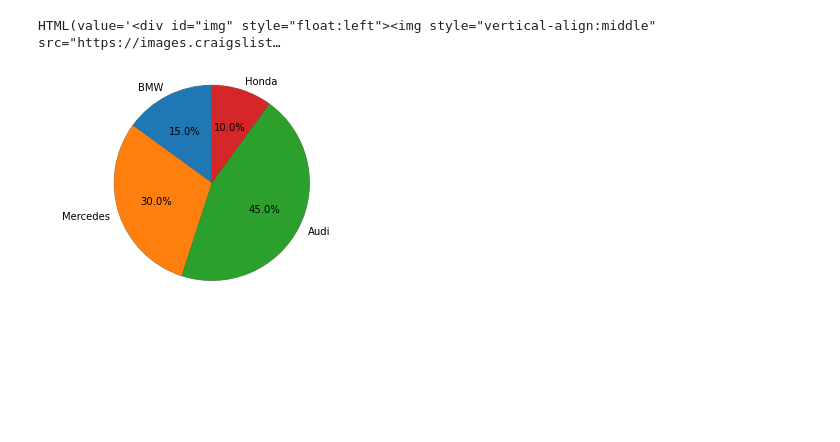
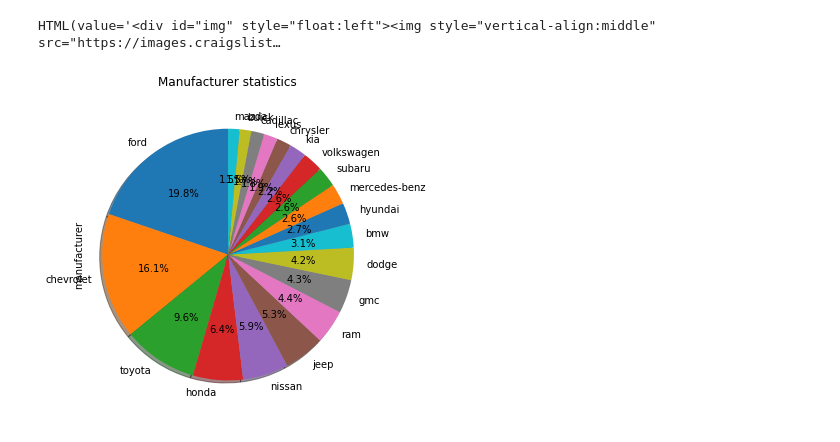
Before and after one commit to garmenz/ECE143_final_proj, a Jupyter notebook: Front_End.ipynb, the cells around one changed output. Saved outputs shown, nothing was run; the diff lists cells and outputs as text; code cells hidden in the pictures; blank space fills up the shorter version.

Commit message:
Updated pie chart for data visualization
Note: There's an extra vehicle.csv file that we need to download from kaggle

```diff
--- a/Front_End.ipynb
+++ b/Front_End.ipynb
@@ -123,16 +126,21 @@ img =  widgets.HTML('<div id="img" style="float:left">'
 img
 # %% [output]
 HTML(value='<div id="img" style="float:left"><img style="vertical-align:middle" src="https://images.craigslist…
-# %%
-labels = 'BMW', 'Mercedes', 'Audi', 'Honda'
-sizes = [15, 30, 45, 10]
-explode = (0, 0.1, 0, 0)  # only "explode" the 2nd slice (i.e. 'Hogs')
-
-fig1, ax1 = plt.subplots()
-ax1.pie(sizes, explode=explode, labels=labels, autopct='%1.1f%%',
-        shadow=True, startangle=90,radius=4800)
-ax1.axis('equal')  # Equal aspect ratio ensures that pie is drawn as a circle.
-
-plt.show()
-# %% [output]
-[figure, removed]
+# %%
+df = pd.read_csv('/ECE143_final_proj/vehicles.csv',
+                 usecols=[4,5,6,7,8,9,10,11,12,13,15,16,17,18,22,23,24],
+                 encoding='latin')
+# %%
+df['manufacturer'].value_counts().head(20).plot(kind='pie',
+                            figsize=(5, 6),
+                            autopct='%1.1f%%', # add in percentages
+                            startangle=90,     # start angle 90° (Africa)
+                            shadow=True,       # add shadow
+                            )
+
+plt.title('Manufacturer statistics')
+plt.axis('equal') # Sets the pie chart to look like a circle.
+
+plt.show()
+# %% [output]
+[figure, added]
```
Also changed, not shown: parts of 2 cells of this notebook.
